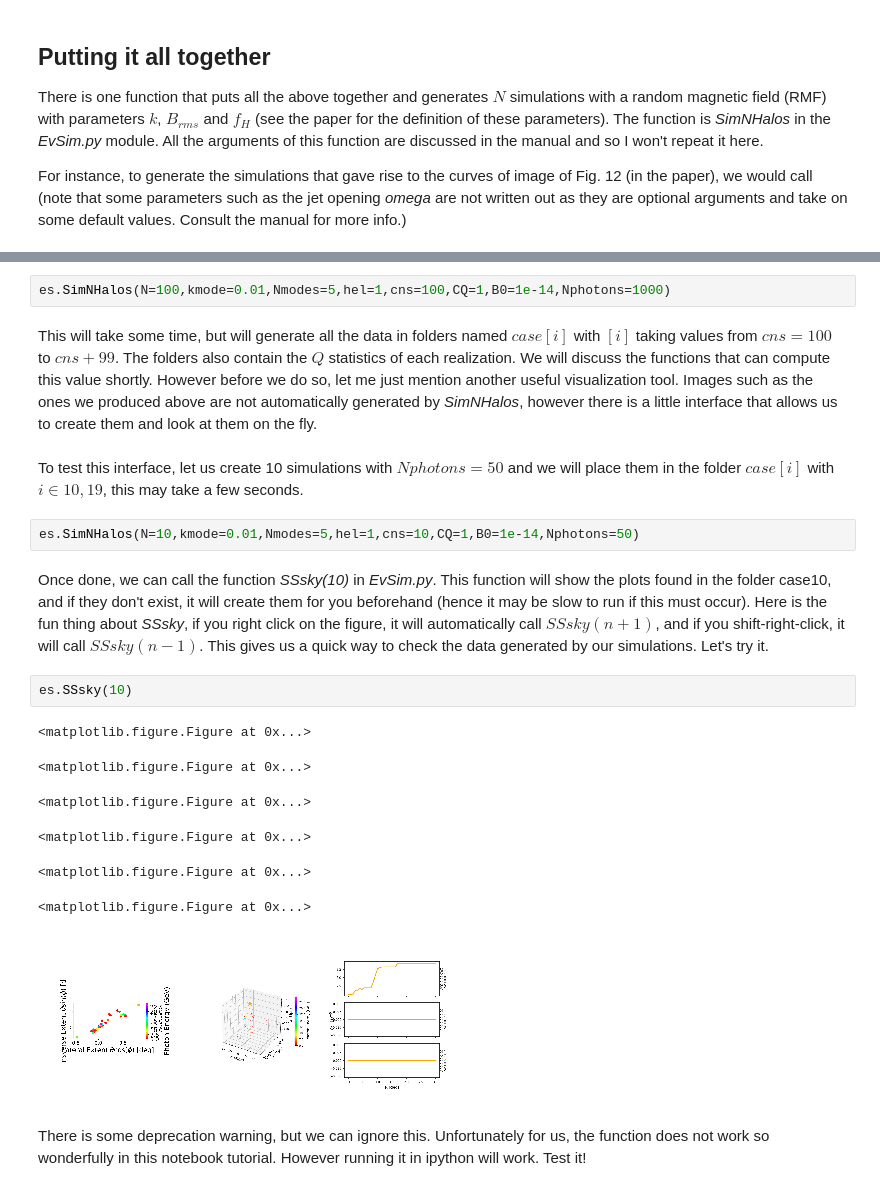
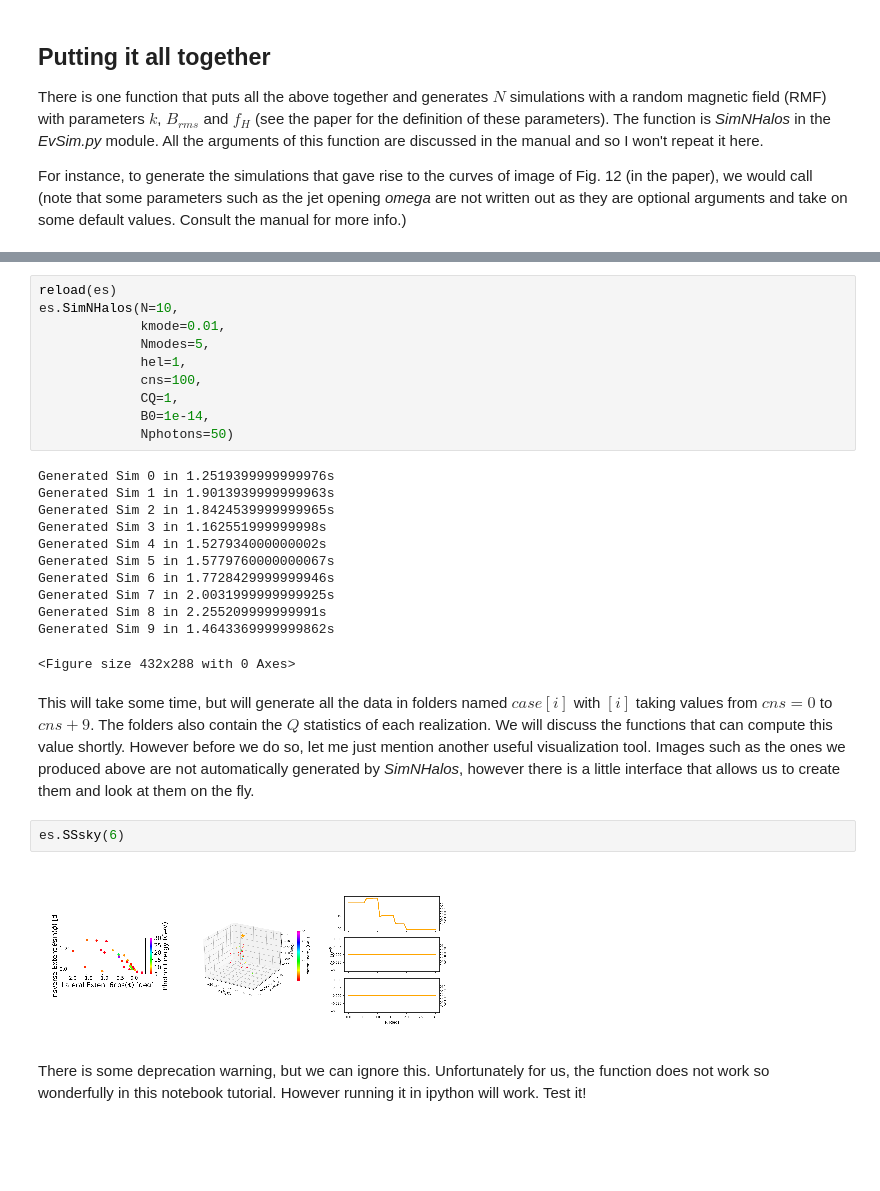
Before and after one commit to fdupless/halomorp, a Jupyter notebook: README_notebook.ipynb, the cells around one changed output, grey strips where cells are left out. Cells and saved outputs as stored; diff of their text form; blank space fills up the shorter version.

```diff
--- a/README_notebook.ipynb
+++ b/README_notebook.ipynb
@@ -133,23 +147,31 @@ For instance, to generate the simulations that gave rise to the curves of image
 # %%
-es.SimNHalos(N=100,kmode=0.01,Nmodes=5,hel=1,cns=100,CQ=1,B0=1e-14,Nphotons=1000)
+reload(es)
+es.SimNHalos(N=10,
+             kmode=0.01,
+             Nmodes=5,
+             hel=1,
+             cns=100,
+             CQ=1,
+             B0=1e-14,
+             Nphotons=50)
+# %% [output]
+Generated Sim 0 in 1.2519399999999976s
+Generated Sim 1 in 1.9013939999999963s
+Generated Sim 2 in 1.8424539999999965s
+Generated Sim 3 in 1.162551999999998s
+Generated Sim 4 in 1.527934000000002s
+Generated Sim 5 in 1.5779760000000067s
+Generated Sim 6 in 1.7728429999999946s
+Generated Sim 7 in 2.0031999999999925s
+Generated Sim 8 in 2.255209999999991s
+Generated Sim 9 in 1.4643369999999862s
+<Figure size 432x288 with 0 Axes>
 # %% [markdown]
-This will take some time, but will generate all the data in folders named $case[i]$ with $[i]$ taking values from $cns=100$ to $cns+99$. The folders also contain the $Q$ statistics of each realization. We will discuss the functions that can compute this value shortly. However before we do so, let me just mention another useful visualization tool. Images such as the ones we produced above are not automatically generated by *SimNHalos*, however there is a little interface that allows us to create them and look at them on the fly.
+This will take some time, but will generate all the data in folders named $case[i]$ with $[i]$ taking values from $cns=0$ to $cns+9$. The folders also contain the $Q$ statistics of each realization. We will discuss the functions that can compute this value shortly. However before we do so, let me just mention another useful visualization tool. Images such as the ones we produced above are not automatically generated by *SimNHalos*, however there is a little interface that allows us to create them and look at them on the fly.
-# %% [markdown]
-To test this interface, let us create 10 simulations with $Nphotons=50$ and we will place them in the folder $case[i]$ with $i\in {10,19}$, this may take a few seconds.
-# %%
-es.SimNHalos(N=10,kmode=0.01,Nmodes=5,hel=1,cns=10,CQ=1,B0=1e-14,Nphotons=50)
-# %% [markdown]
-Once done, we can call the function *SSsky(10)* in *EvSim.py*. This function will show the plots found in the folder case10, and if they don't exist, it will create them for you beforehand (hence it may be slow to run if this must occur). Here is the fun thing about *SSsky*, if you right click on the figure, it will automatically call $SSsky(n+1)$, and if you shift-right-click, it will call $SSsky(n-1)$. This gives us a quick way to check the data generated by our simulations. Let's try it.
 # %%
-es.SSsky(10)
+es.SSsky(6)
 # %% [output]
-<matplotlib.figure.Figure at 0x...>
-<matplotlib.figure.Figure at 0x...>
-<matplotlib.figure.Figure at 0x...>
-<matplotlib.figure.Figure at 0x...>
-<matplotlib.figure.Figure at 0x...>
-<matplotlib.figure.Figure at 0x...>
-[figure, old version]
+[figure, new version]
 # %% [markdown]
 There is some deprecation warning, but we can ignore this. Unfortunately for us, the function does not work so wonderfully in this notebook tutorial. However running it in ipython will work. Test it!
 # %% [markdown]
```
Also changed, not shown: parts of 22 cells of this notebook, 13 other files.
